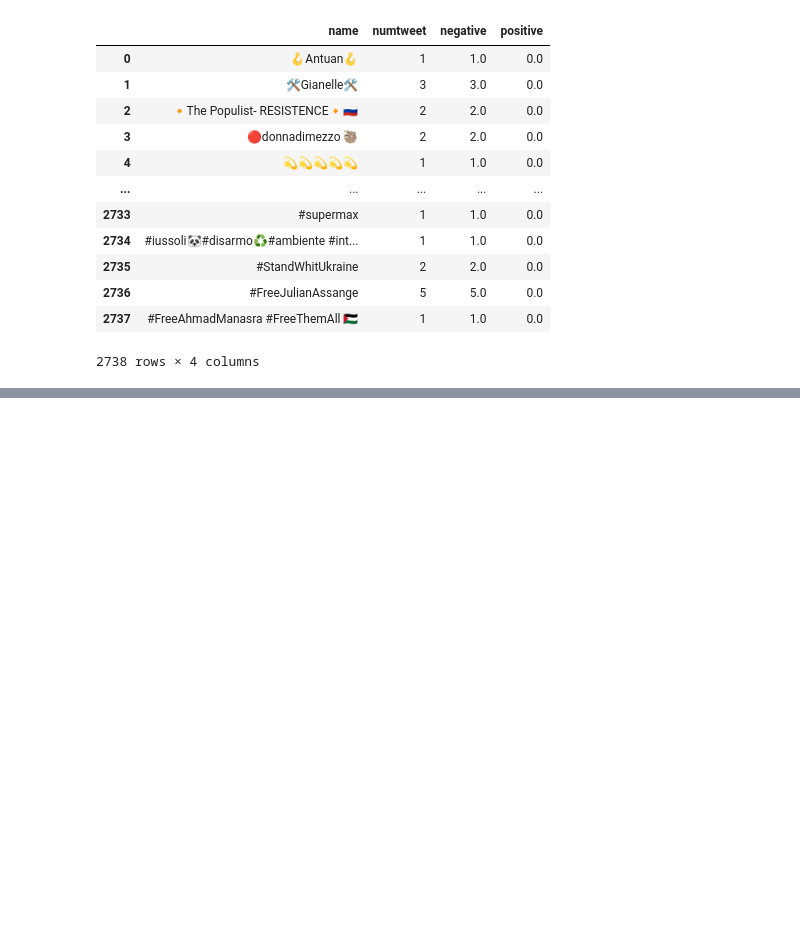
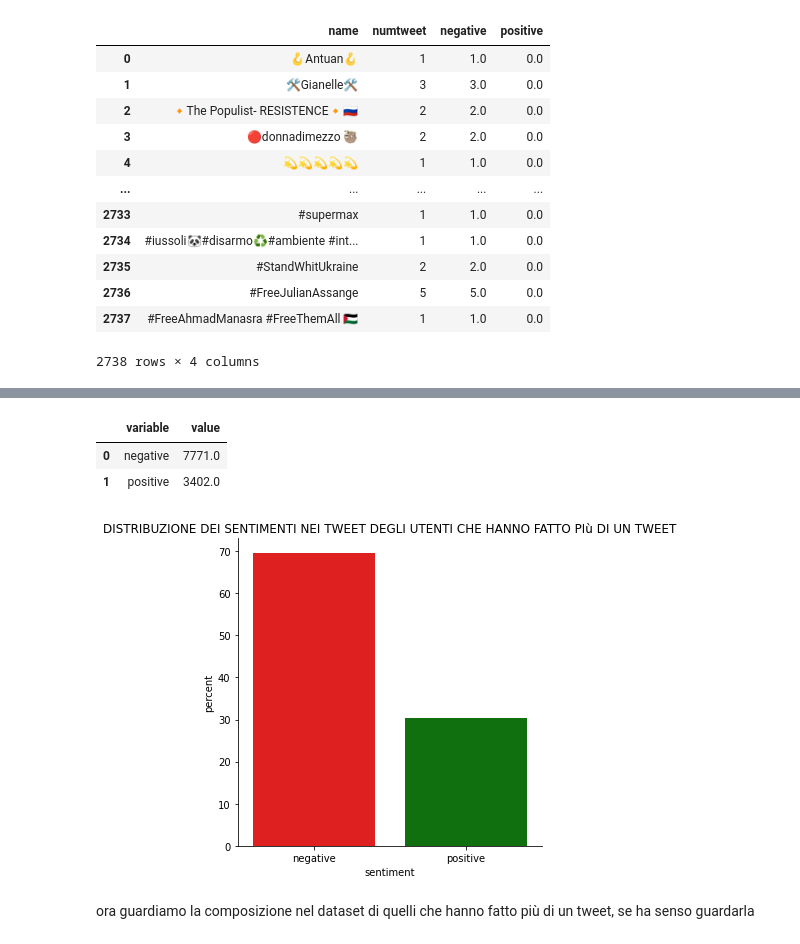
Before and after one commit to paolofesta/prove, a Jupyter notebook: TESI.ipynb, the cells around one changed output, grey strips where cells are left out. Drawn from its saved outputs; the diff is of its cells as text; code cells hidden in the pictures; blank space fills up the shorter version.

```diff
--- a/TESI.ipynb
+++ b/TESI.ipynb
@@ -1142,0 +1201,19 @@ print()
+# %%
+z=df.groupby(["variable"]).sum()
+h=z.reset_index()
+h
+# %% [output]
+|  | variable | value |
+| 0 | negative | 7771.0 |
+| 1 | positive | 3402.0 |
+# %%
+z={'percent':[(7771/11173)*100,(3402/11173)*100],'sentiment':['negative','positive']}
+df1=pd.DataFrame(data=z)
+# %%
+sns.catplot(data=df1,x='sentiment',y='percent',kind='bar', dodge=True, palette=["r","g"])
+plt.title('DISTRIBUZIONE DEI SENTIMENTI NEI TWEET DEGLI UTENTI CHE HANNO FATTO PIù DI UN TWEET')
+print()
+# %% [output]
+[figure, added]
+# %% [markdown]
+ora guardiamo la composizione nel dataset di quelli che hanno fatto più di un tweet, se ha senso guardarla
```
Also changed, not shown: parts of 12 cells of this notebook.
